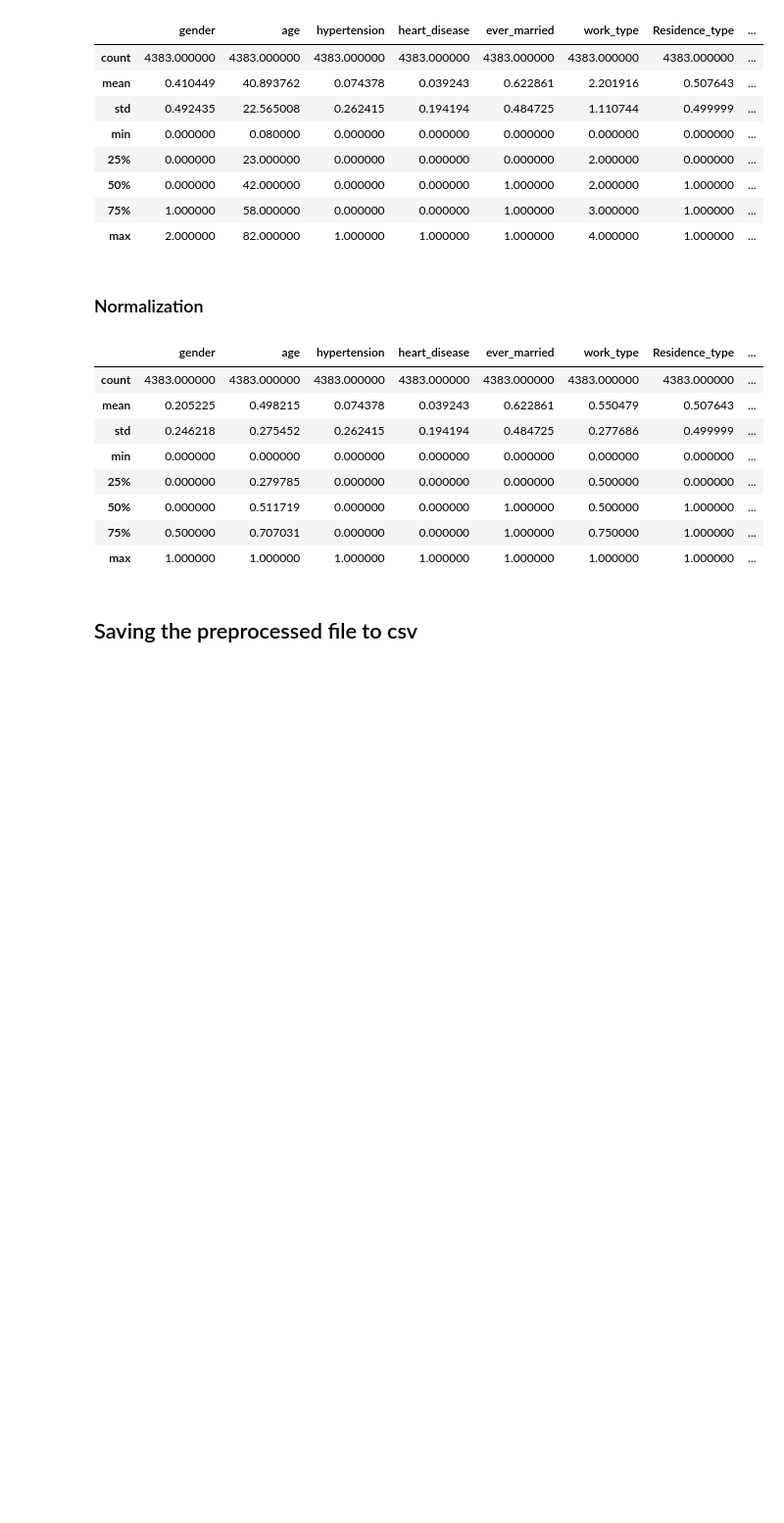
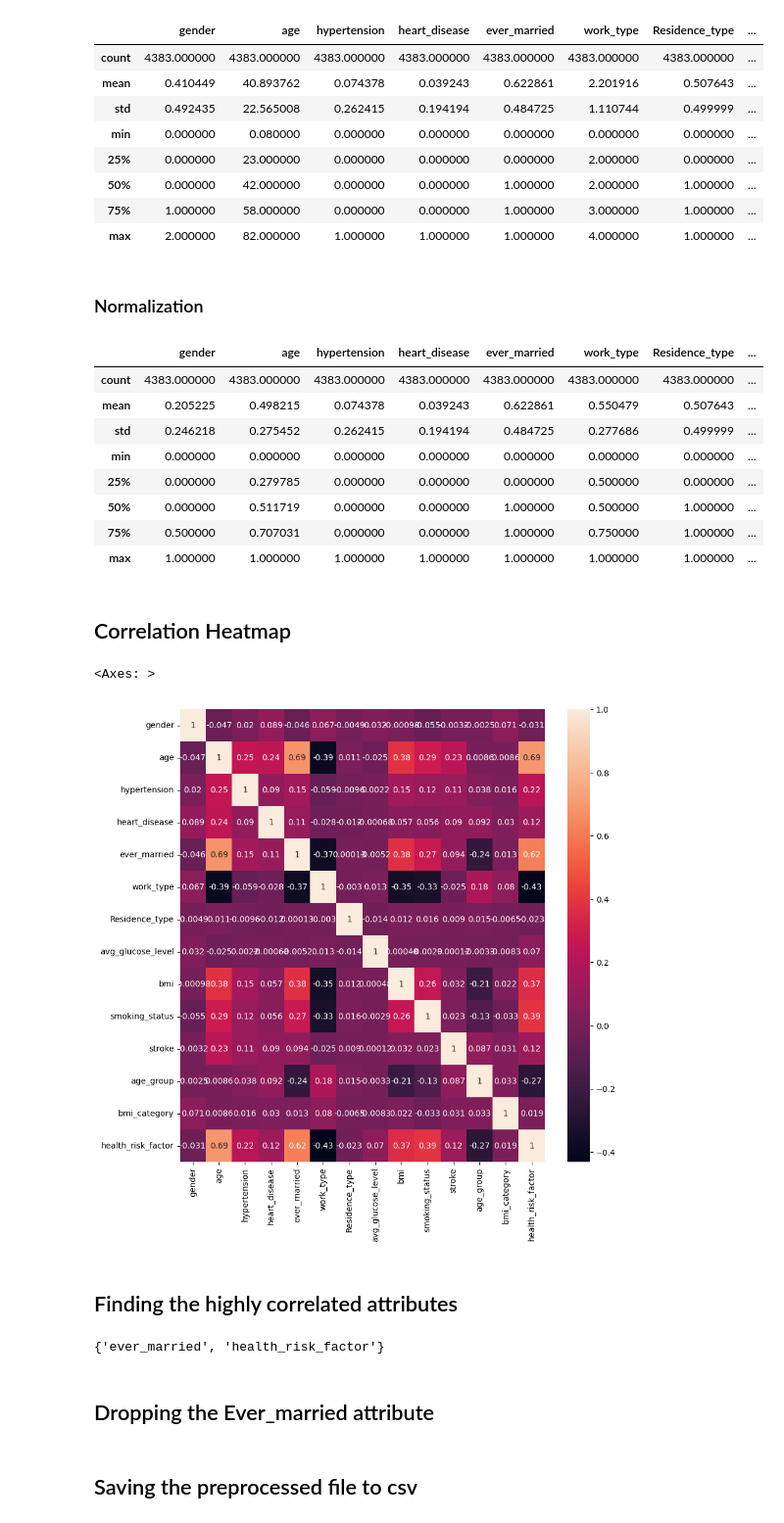
Before and after one commit to akshay-diwadkar/DAX-DS-Assignment-2023-Akshay_Diwadkar, a Jupyter notebook: Data_Analytics/data_analytics.ipynb, the cells around one changed output. Shown at 98% size. Drawn from its saved outputs; the diff is of its cells as text; code cells hidden in the pictures; blank space fills up the shorter version.

```diff
--- a/Data_Analytics/data_analytics.ipynb
+++ b/Data_Analytics/data_analytics.ipynb
@@ -588,3 +607,30 @@ dataset.describe()
 | 50% | 0.000000 | 0.511719 | 0.000000 | 0.000000 | 1.000000 | 0.500000 | 1.000000 | ... |
 | 75% | 0.500000 | 0.707031 | 0.000000 | 0.000000 | 1.000000 | 0.750000 | 1.000000 | ... |
 | max | 1.000000 | 1.000000 | 1.000000 | 1.000000 | 1.000000 | 1.000000 | 1.000000 | ... |
+# %% [markdown]
+## Correlation Heatmap
+# %%
+corr = dataset.corr()
+fig, ax = plt.subplots(figsize=(10,10))
+seaborn.heatmap(corr, annot=True, ax=ax)
+# %% [output]
+<Axes: >
+[figure, added]
+# %% [markdown]
+## Finding the highly correlated attributes
+# %%
+def correlation(dataset, th):
+    highly_correlated = set()
+    corr = dataset.corr()
+    for i in range(len(corr.columns)):
+        for j in range(i):
+            if abs(corr.iloc[i, j]) > th:
+                col_name = corr.columns[i]
+                highly_correlated.add(col_name)
+    return highly_correlated
+
+correlation(dataset, 0.65)
+# %% [output]
+{'ever_married', 'health_risk_factor'}
+# %% [markdown]
+## Dropping the Ever_married attribute
```
Also changed, not shown: parts of 10 cells of this notebook, 7 other files.
